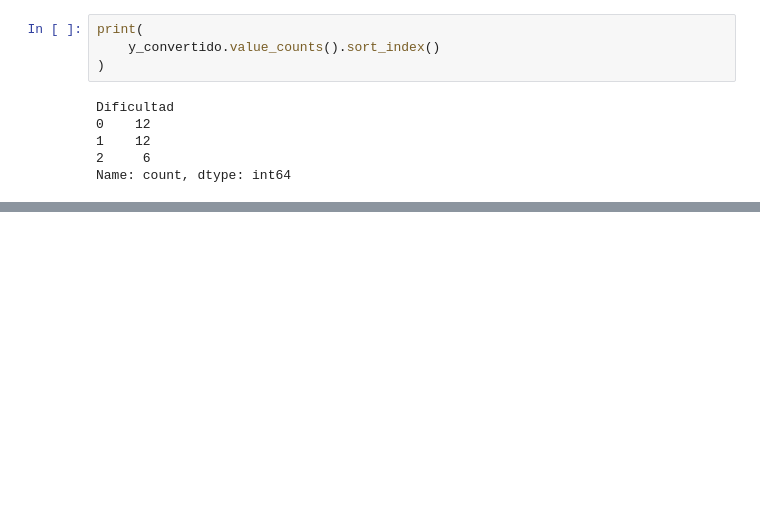
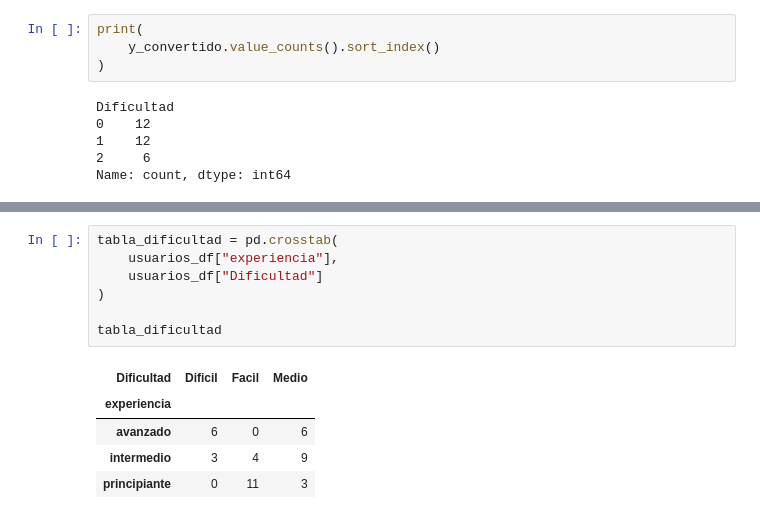
Before and after one commit to luci-o/LIFE-FIT, a Jupyter notebook: IA/index.ipynb, the cells around one changed output, grey strips where cells are left out. Drawn from its saved outputs; the diff is of its cells as text; blank space fills up the shorter version.

```diff
--- a/IA/index.ipynb
+++ b/IA/index.ipynb
@@ -8586,0 +9255,13 @@ Name: count, dtype: int64
+# %%
+tabla_dificultad = pd.crosstab(
+    usuarios_df["experiencia"],
+    usuarios_df["Dificultad"]
+)
+
+tabla_dificultad
+# %% [output]
+| Dificultad | Dificil | Facil | Medio |
+| experiencia |  |  |  |
+| avanzado | 6 | 0 | 6 |
+| intermedio | 3 | 4 | 9 |
+| principiante | 0 | 11 | 3 |
```
Also changed, not shown: parts of 61 cells of this notebook.
